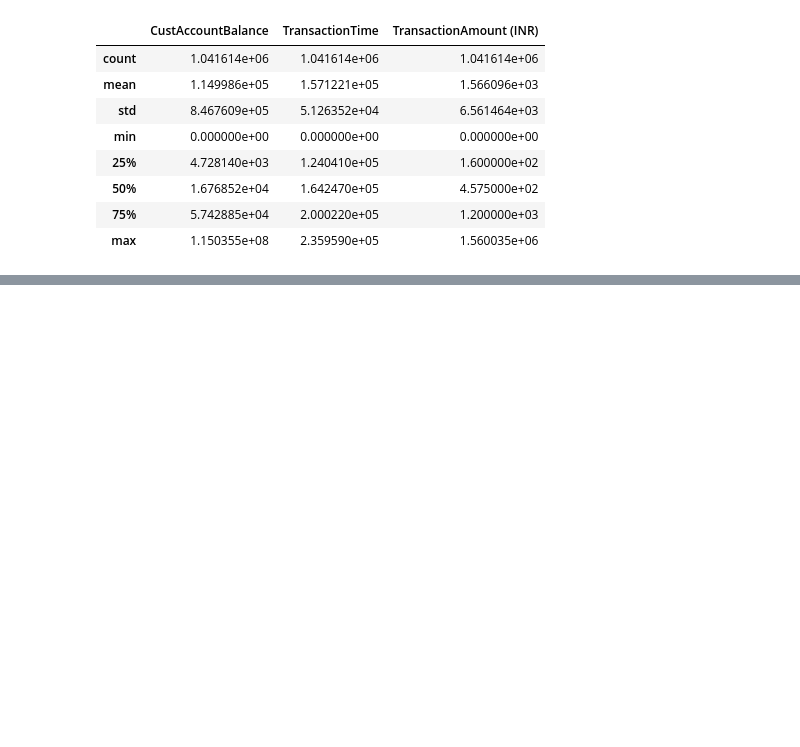
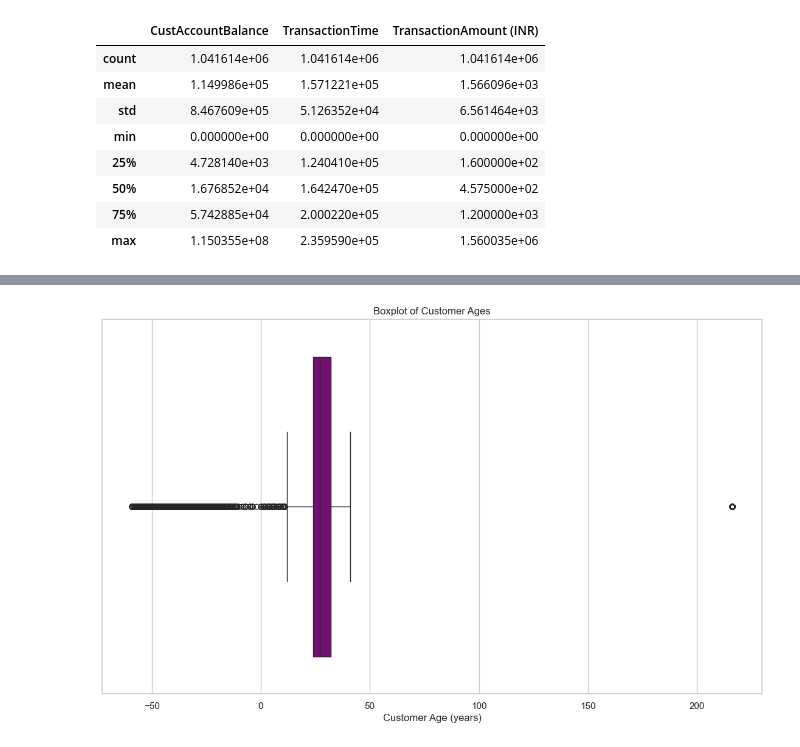
Before and after one commit to mosimii/banktrust-rfm-customer-segmentation, a Jupyter notebook: notebook/rfm_customer_segmentation_banktrust.ipynb, the cells around one changed output, grey strips where cells are left out. Saved outputs shown, nothing was run; the diff lists cells and outputs as text; code cells hidden in the pictures; blank space fills up the shorter version.

```diff
--- a/notebook/rfm_customer_segmentation_banktrust.ipynb
+++ b/notebook/rfm_customer_segmentation_banktrust.ipynb
@@ -65,0 +265,7 @@ df.describe()
+# %%
+sns.boxplot(x=df['Age'], color= 'purple')
+plt.title('Boxplot of Customer Ages')
+plt.xlabel('Customer Age (years)')
+plt.show()
+# %% [output]
+[figure, added]
```
Also changed, not shown: parts of 170 cells of this notebook, 7 other files.
